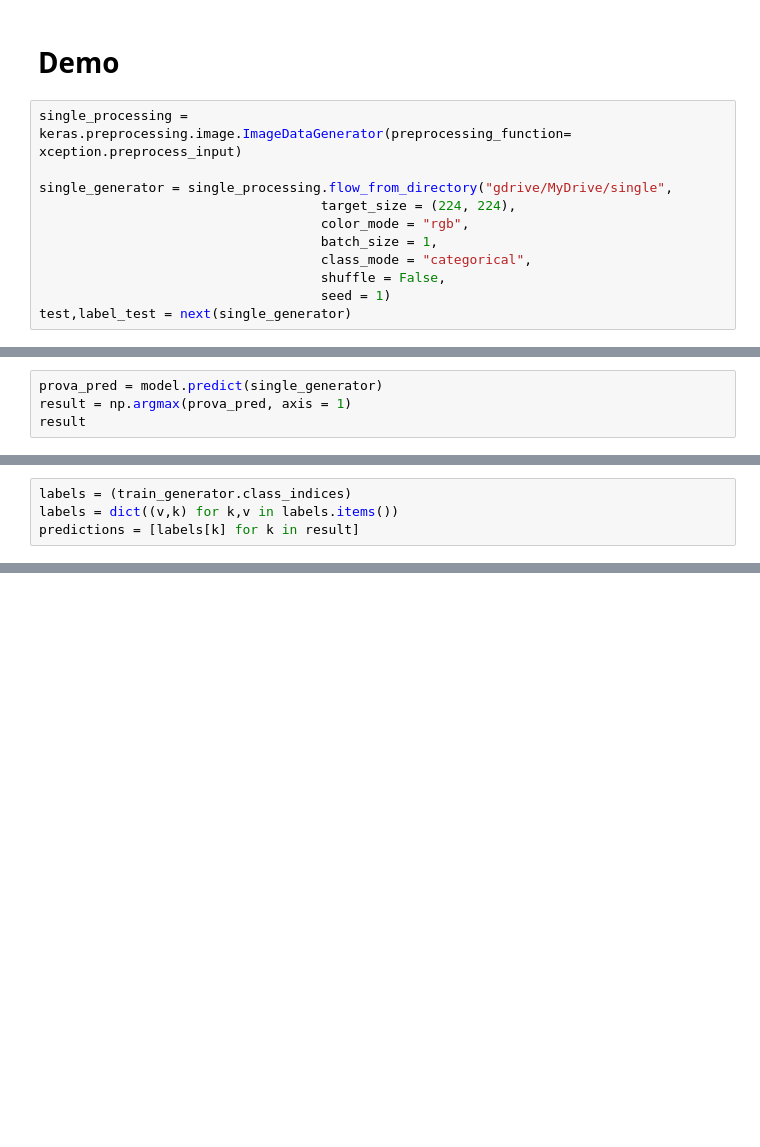
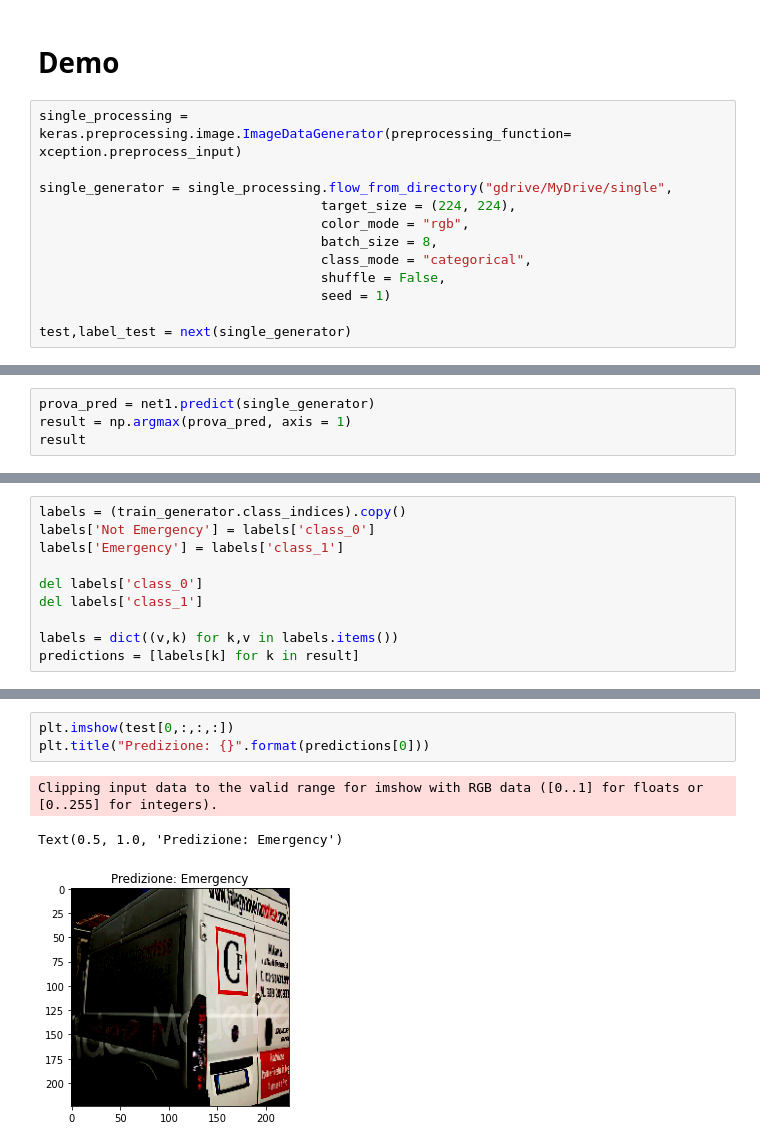
Before and after one commit to Chri1629/dsim_project, a Jupyter notebook: image/ambulanze.ipynb, the cells around one changed output, grey strips where cells are left out. Cells and saved outputs as stored; diff of their text form; blank space fills up the shorter version.

```diff
--- a/image/ambulanze.ipynb
+++ b/image/ambulanze.ipynb
@@ -487,8 +487,9 @@ single_processing = keras.preprocessing.image.ImageDataGenerator(preprocessing_f
 single_generator = single_processing.flow_from_directory("gdrive/MyDrive/single",
                                     target_size = (224, 224),
                                     color_mode = "rgb",
-                                    batch_size = 1,
+                                    batch_size = 8,
                                     class_mode = "categorical",
                                     shuffle = False,
                                     seed = 1)
+
 test,label_test = next(single_generator)
@@ -495,4 +498,4 @@ test,label_test = next(single_generator)
 # %%
-prova_pred = model.predict(single_generator)
+prova_pred = net1.predict(single_generator)
 result = np.argmax(prova_pred, axis = 1)
 result
@@ -499,4 +504,10 @@ result
 # %%
-labels = (train_generator.class_indices)
+labels = (train_generator.class_indices).copy()
+labels['Not Emergency'] = labels['class_0']
+labels['Emergency'] = labels['class_1']
+
+del labels['class_0']
+del labels['class_1']
+
 labels = dict((v,k) for k,v in labels.items())
 predictions = [labels[k] for k in result]
@@ -502,0 +538,7 @@ predictions = [labels[k] for k in result]
+# %%
+plt.imshow(test[0,:,:,:])
+plt.title("Predizione: {}".format(predictions[0]))
+# %% [output]
+Clipping input data to the valid range for imshow with RGB data ([0..1] for floats or [0..255] for integers).
+Text(0.5, 1.0, 'Predizione: Emergency')
+[figure, added]
```
Also changed, not shown: parts of 17 cells of this notebook.
